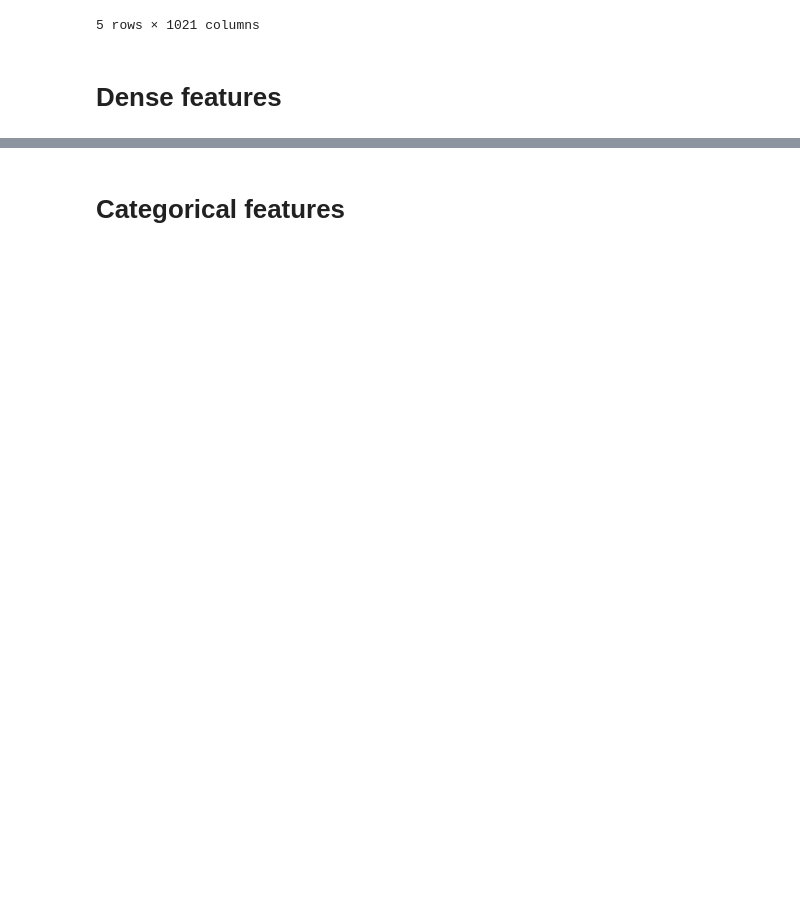
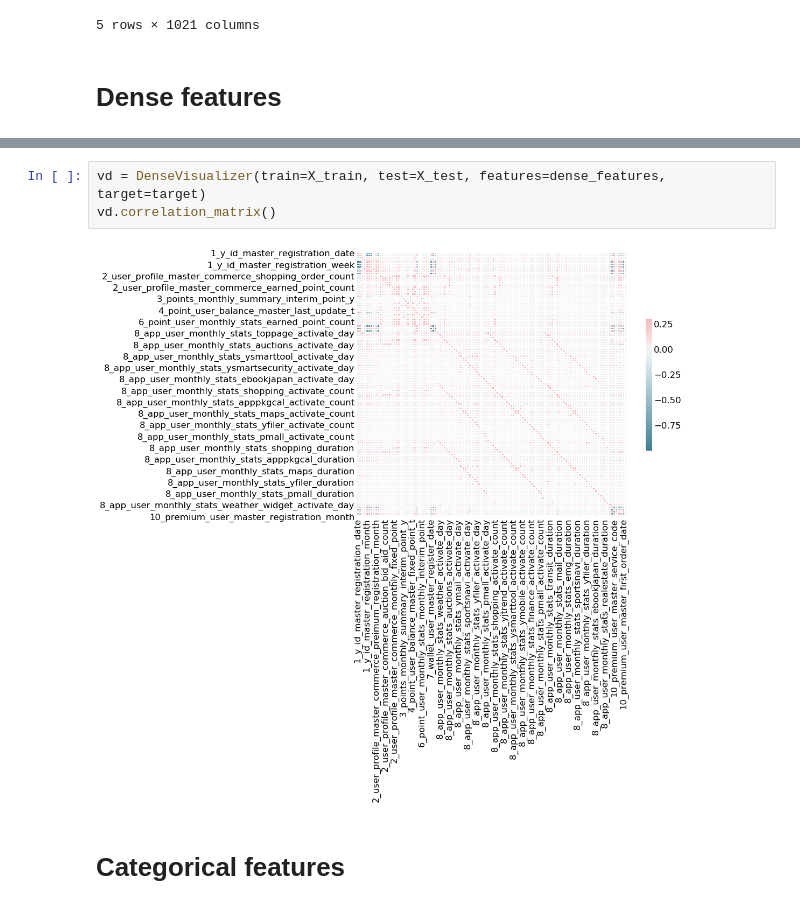
Before and after one commit to katsu1110/DataScienceComp, a Jupyter notebook: EDA_laputa.ipynb, the cells around one changed output, grey strips where cells are left out. Cells and saved outputs as stored; diff of their text form; blank space fills up the shorter version.

```diff
--- a/EDA_laputa.ipynb
+++ b/EDA_laputa.ipynb
@@ -335,3 +287,8 @@ print(dense_features)
+# %%
+vd = DenseVisualizer(train=X_train, test=X_test, features=dense_features, target=target)
+vd.correlation_matrix()
+# %% [output]
+[figure, added]
 # %% [markdown]
 # Categorical features
 # %%
```
Also changed, not shown: parts of 24 cells of this notebook, 6 other files.
